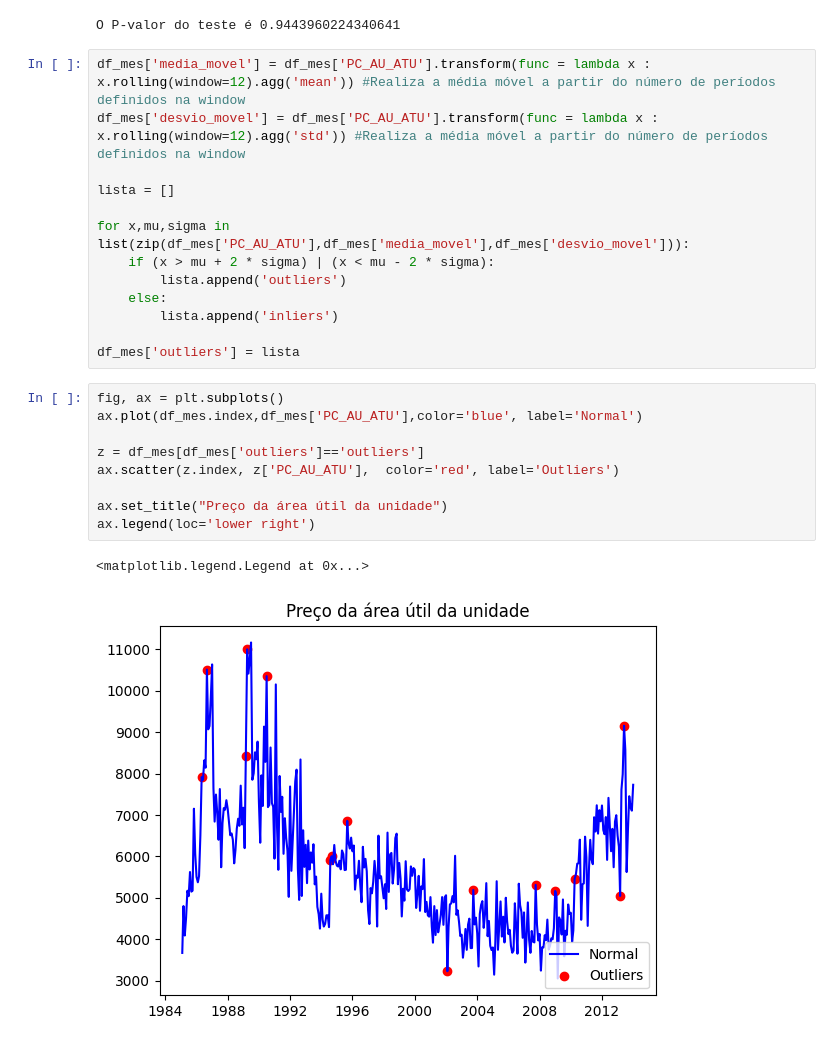
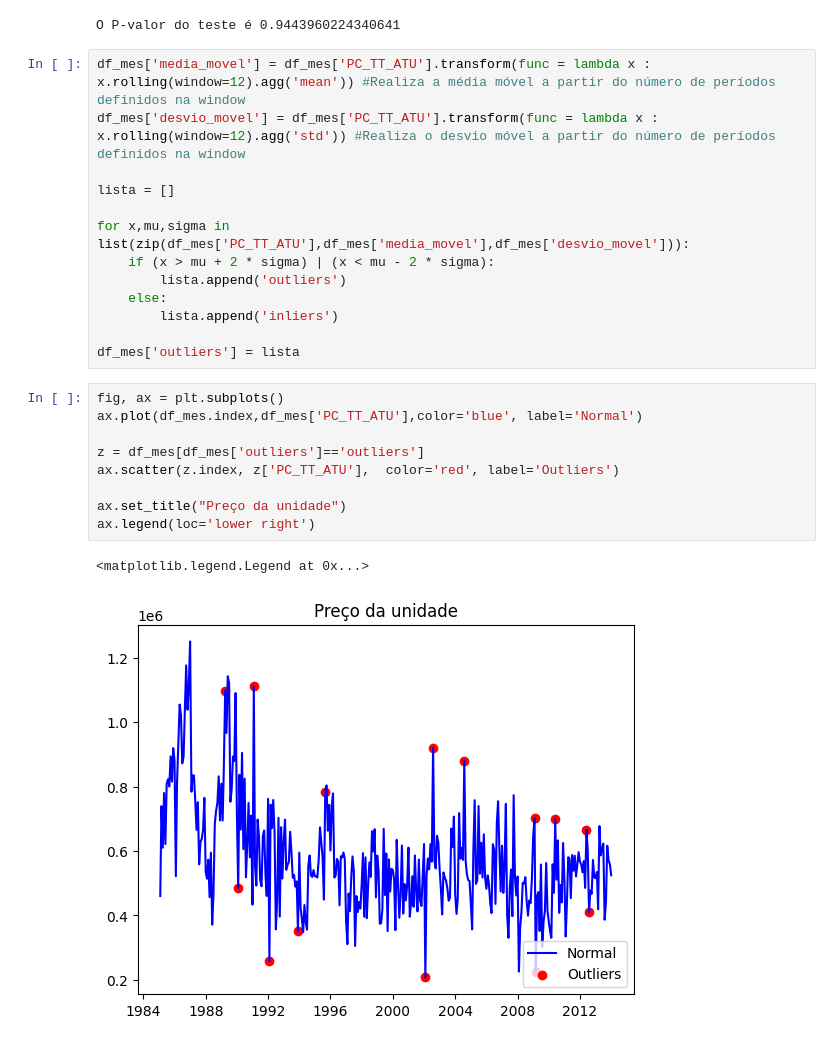
Before and after one commit to LissesCastro/Tera-Mercado-Imobiliario-SP, a Jupyter notebook: analise_temporal.ipynb, the cells around one changed output. Drawn from its saved outputs; the diff is of its cells as text.

```diff
--- a/analise_temporal.ipynb
+++ b/analise_temporal.ipynb
@@ -54,12 +65,12 @@ print ("O P-valor do teste é {}".format(teste_fuller_estac[1]))
 # %% [output]
 O P-valor do teste é 0.9443960224340641
 # %%
-df_mes['media_movel'] = df_mes['PC_AU_ATU'].transform(func = lambda x : x.rolling(window=12).agg('mean')) #Realiza a média móvel a partir do número de períodos definidos na window
-df_mes['desvio_movel'] = df_mes['PC_AU_ATU'].transform(func = lambda x : x.rolling(window=12).agg('std')) #Realiza a média móvel a partir do número de períodos definidos na window
+df_mes['media_movel'] = df_mes['PC_TT_ATU'].transform(func = lambda x : x.rolling(window=12).agg('mean')) #Realiza a média móvel a partir do número de períodos definidos na window
+df_mes['desvio_movel'] = df_mes['PC_TT_ATU'].transform(func = lambda x : x.rolling(window=12).agg('std')) #Realiza o desvio móvel a partir do número de períodos definidos na window
 
 lista = []
 
-for x,mu,sigma in list(zip(df_mes['PC_AU_ATU'],df_mes['media_movel'],df_mes['desvio_movel'])):
+for x,mu,sigma in list(zip(df_mes['PC_TT_ATU'],df_mes['media_movel'],df_mes['desvio_movel'])):
     if (x > mu + 2 * sigma) | (x < mu - 2 * sigma):
         lista.append('outliers')
     else:
@@ -68,14 +79,14 @@ for x,mu,sigma in list(zip(df_mes['PC_AU_ATU'],df_mes['media_movel'],df_mes['des
 df_mes['outliers'] = lista
 # %%
 fig, ax = plt.subplots()
-ax.plot(df_mes.index,df_mes['PC_AU_ATU'],color='blue', label='Normal')
+ax.plot(df_mes.index,df_mes['PC_TT_ATU'],color='blue', label='Normal')
 
 z = df_mes[df_mes['outliers']=='outliers']
-ax.scatter(z.index, z['PC_AU_ATU'],  color='red', label='Outliers')
+ax.scatter(z.index, z['PC_TT_ATU'],  color='red', label='Outliers')
 
-ax.set_title("Preço da área útil da unidade")
+ax.set_title("Preço da unidade")
 ax.legend(loc='lower right')
 # %% [output]
 <matplotlib.legend.Legend at 0x...>
-[figure, old version]
+[figure, new version]
 # %%
```
Also changed, not shown: parts of 18 cells of this notebook, 17 other files.
